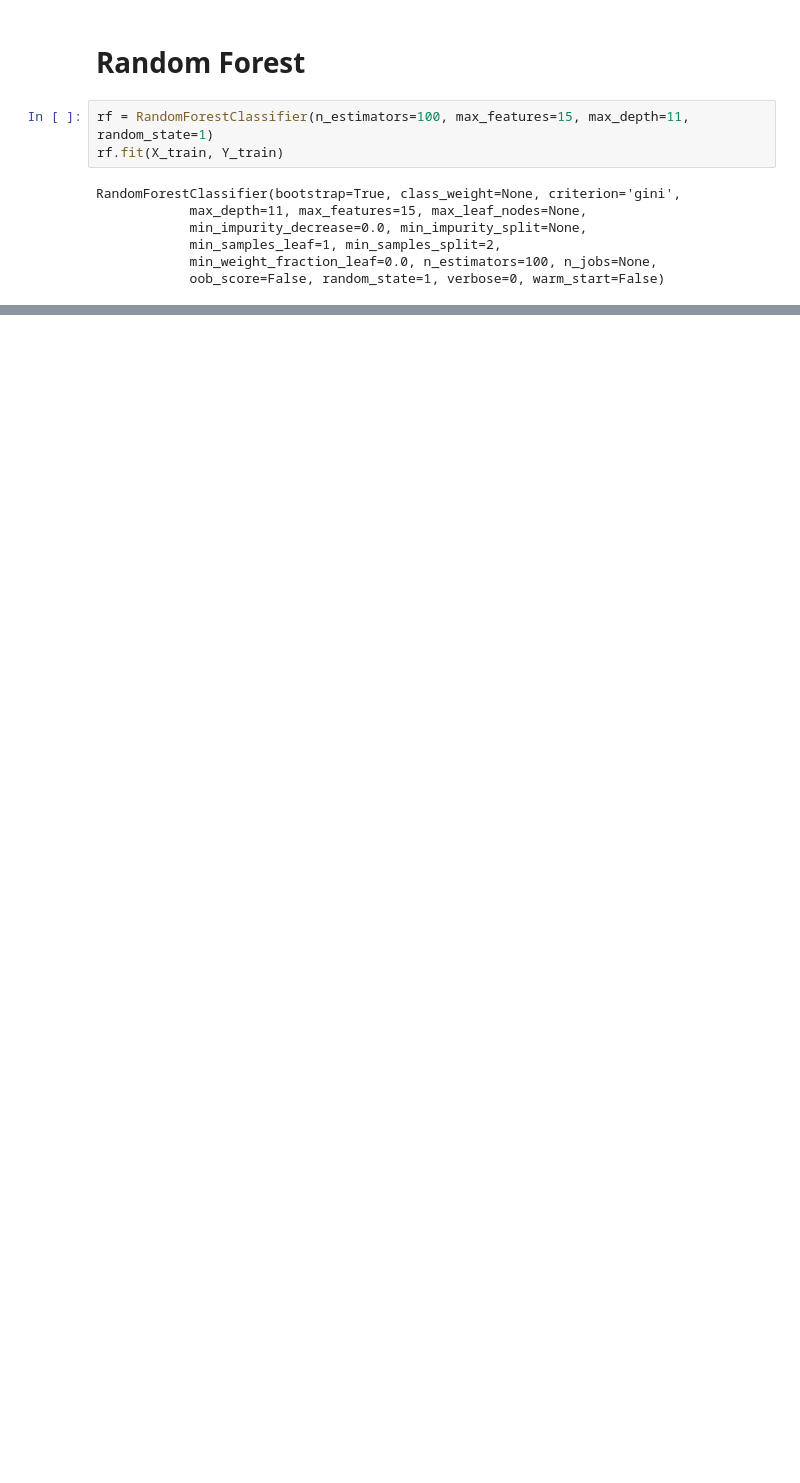
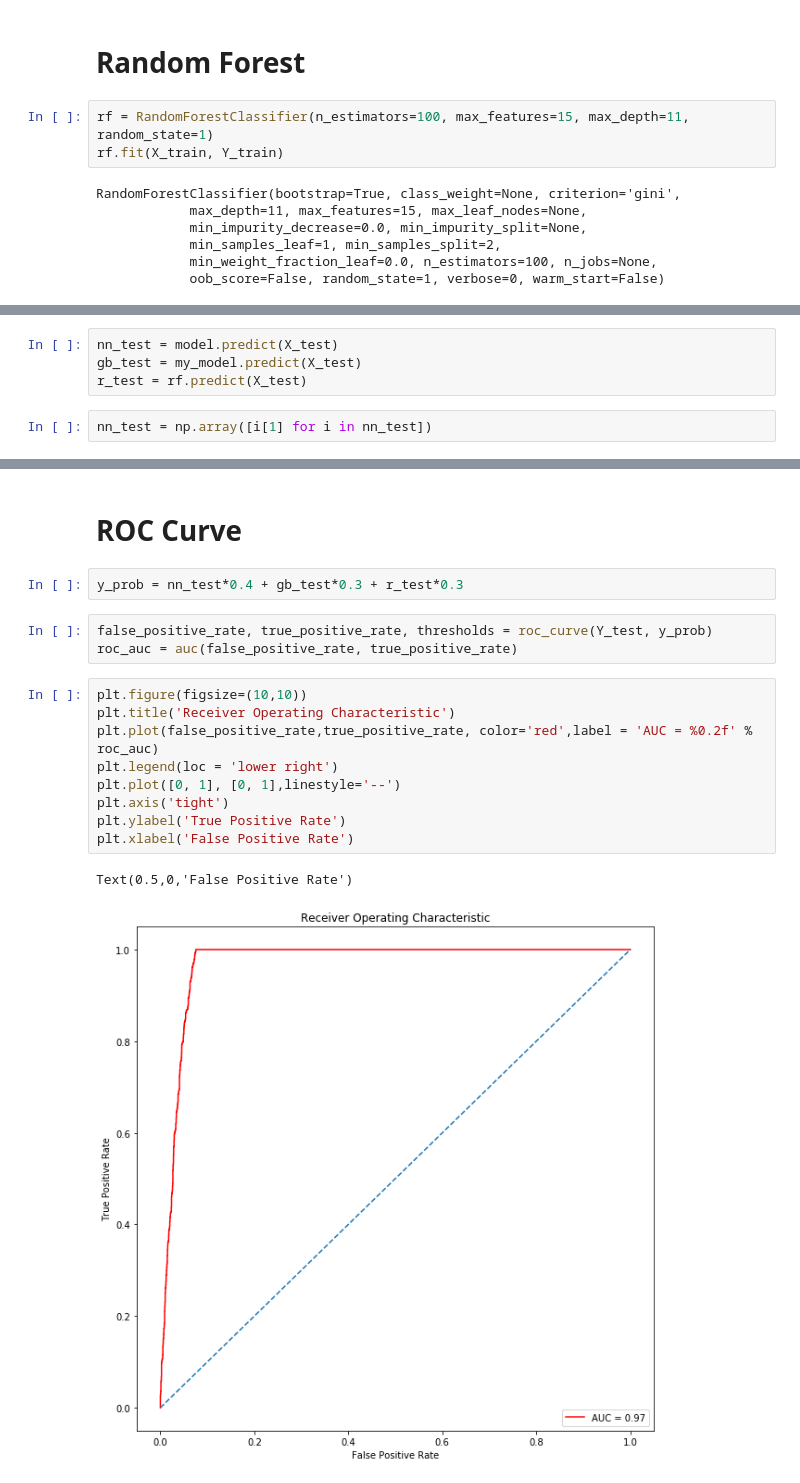
Before and after one commit to kevinyang372/HYU_PH, a Jupyter notebook: Root_explorer.ipynb, the cells around one changed output, grey strips where cells are left out. Saved outputs shown, nothing was run; the diff lists cells and outputs as text; blank space fills up the shorter version.

```diff
--- a/Root_explorer.ipynb
+++ b/Root_explorer.ipynb
@@ -379,0 +385,6 @@ Training Accuracy for Random Forest: 96.47
+# %%
+nn_test = model.predict(X_test)
+gb_test = my_model.predict(X_test)
+r_test = rf.predict(X_test)
+# %%
+nn_test = np.array([i[1] for i in nn_test])
@@ -379,0 +398,19 @@ Training Accuracy for Random Forest: 96.47
+# %% [markdown]
+# ROC Curve
+# %%
+y_prob = nn_test*0.4 + gb_test*0.3 + r_test*0.3
+# %%
+false_positive_rate, true_positive_rate, thresholds = roc_curve(Y_test, y_prob)
+roc_auc = auc(false_positive_rate, true_positive_rate)
+# %%
+plt.figure(figsize=(10,10))
+plt.title('Receiver Operating Characteristic')
+plt.plot(false_positive_rate,true_positive_rate, color='red',label = 'AUC = %0.2f' % roc_auc)
+plt.legend(loc = 'lower right')
+plt.plot([0, 1], [0, 1],linestyle='--')
+plt.axis('tight')
+plt.ylabel('True Positive Rate')
+plt.xlabel('False Positive Rate')
+# %% [output]
+Text(0.5,0,'False Positive Rate')
+[figure, added]
```
Also changed, not shown: parts of 15 cells of this notebook.
